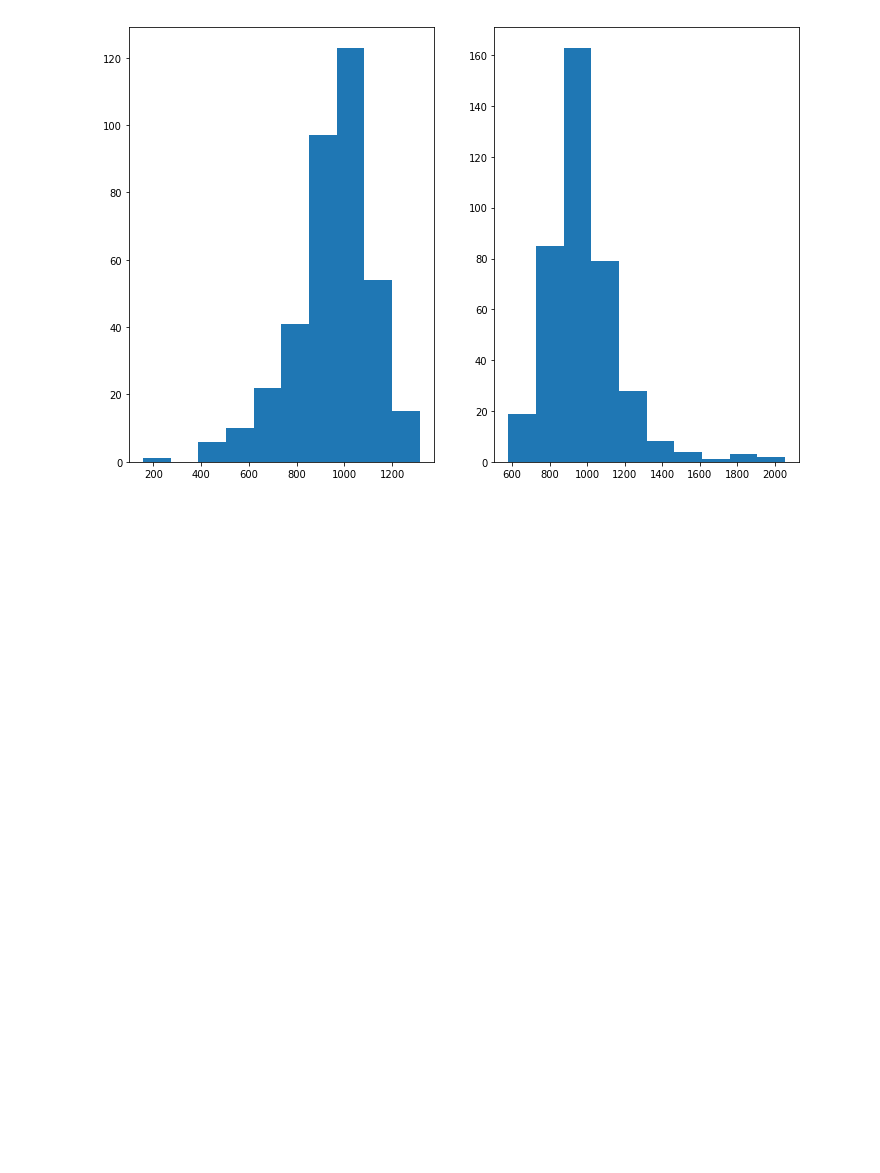
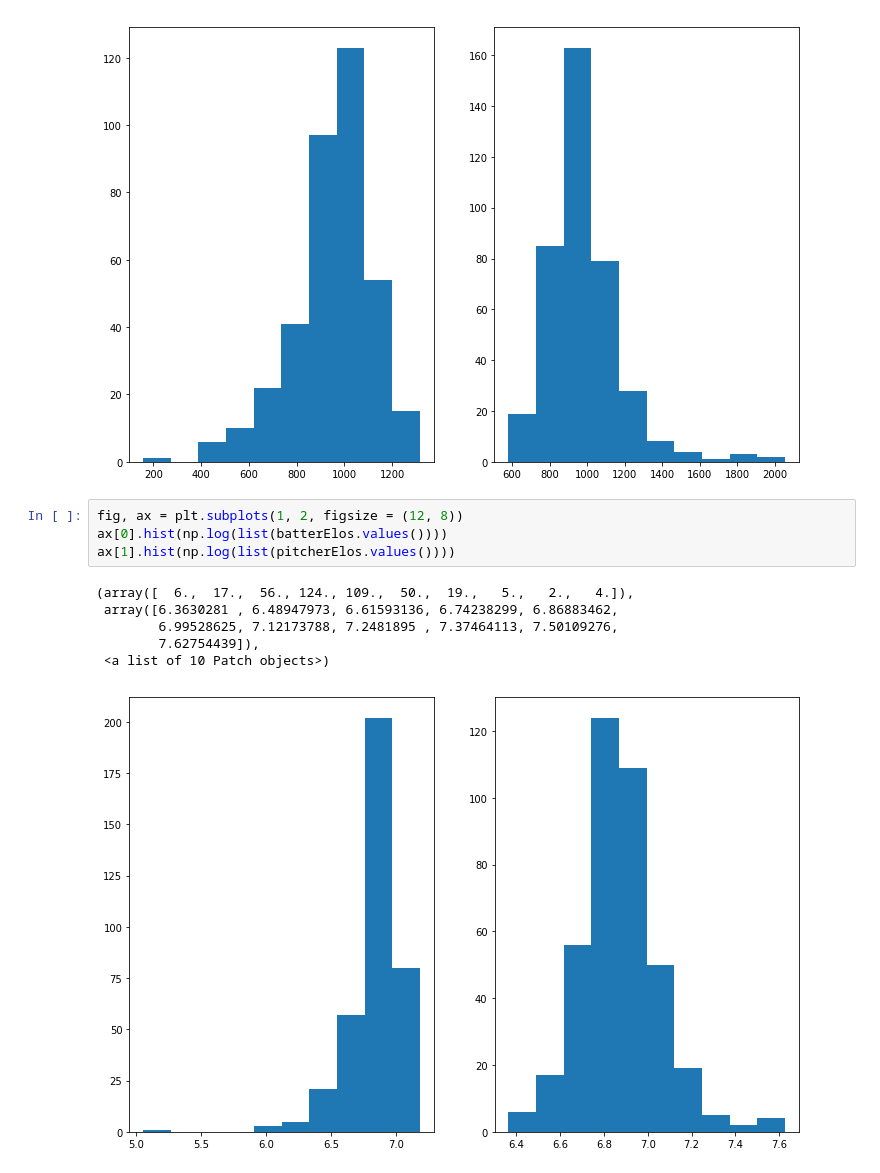
Before and after one commit to adamtenhoeve/Batter-Pitcher-Elo-Rankings, a Jupyter notebook: FinalProject.ipynb, the cells around one changed output. Cells and saved outputs as stored; diff of their text form; blank space fills up the shorter version.

```diff
--- a/FinalProject.ipynb
+++ b/FinalProject.ipynb
@@ -259,3 +257,14 @@ ax[1].hist(pitcherElos.values())
         1759.2, 1906.6, 2054. ]),
  <a list of 10 Patch objects>)
 [figure]
+# %%
+fig, ax = plt.subplots(1, 2, figsize = (12, 8))
+ax[0].hist(np.log(list(batterElos.values())))
+ax[1].hist(np.log(list(pitcherElos.values())))
+# %% [output]
+(array([  6.,  17.,  56., 124., 109.,  50.,  19.,   5.,   2.,   4.]),
+ array([6.3630281 , 6.48947973, 6.61593136, 6.74238299, 6.86883462,
+        6.99528625, 7.12173788, 7.2481895 , 7.37464113, 7.50109276,
+        7.62754439]),
+ <a list of 10 Patch objects>)
+[figure, added]
```
Also changed, not shown: parts of 2 cells of this notebook.
